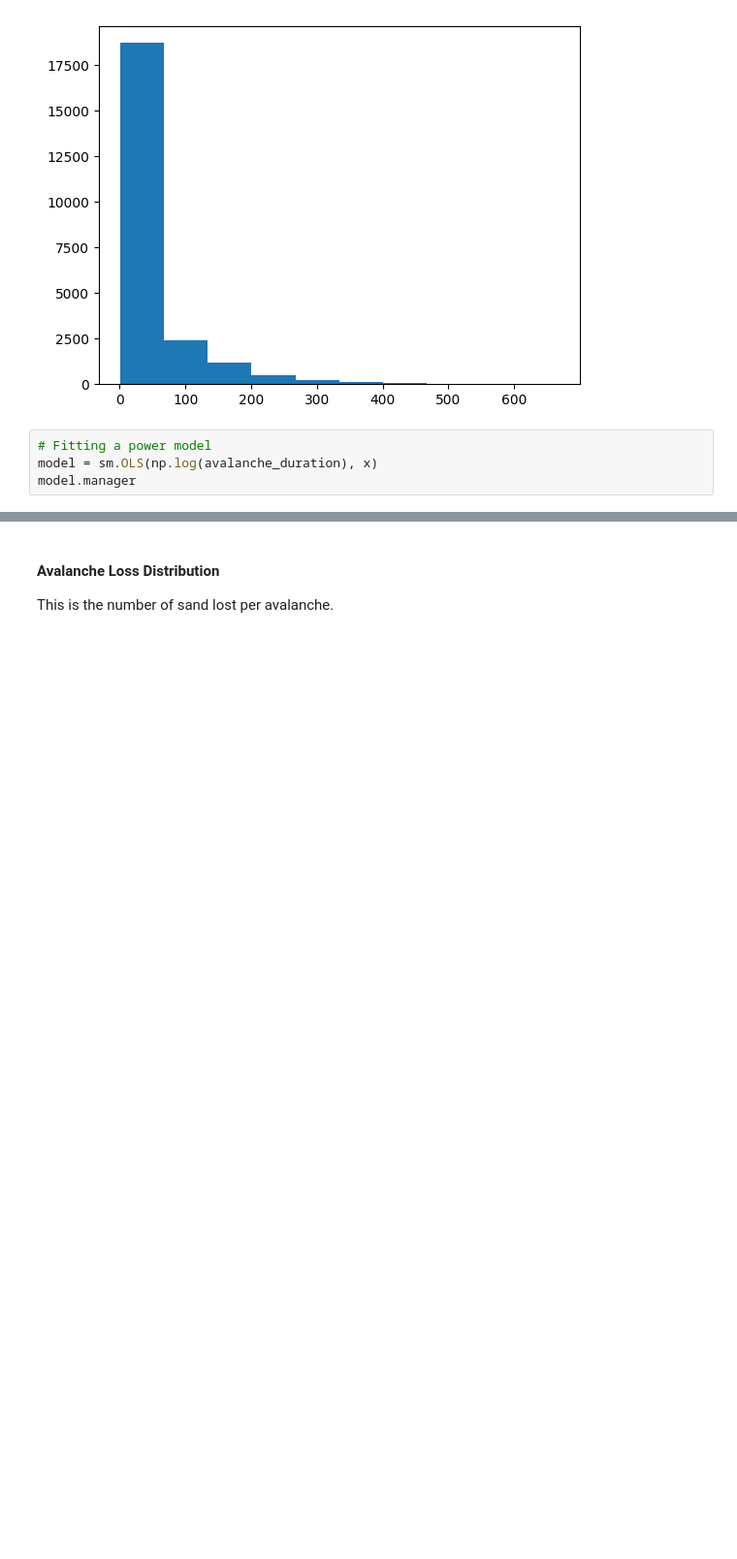
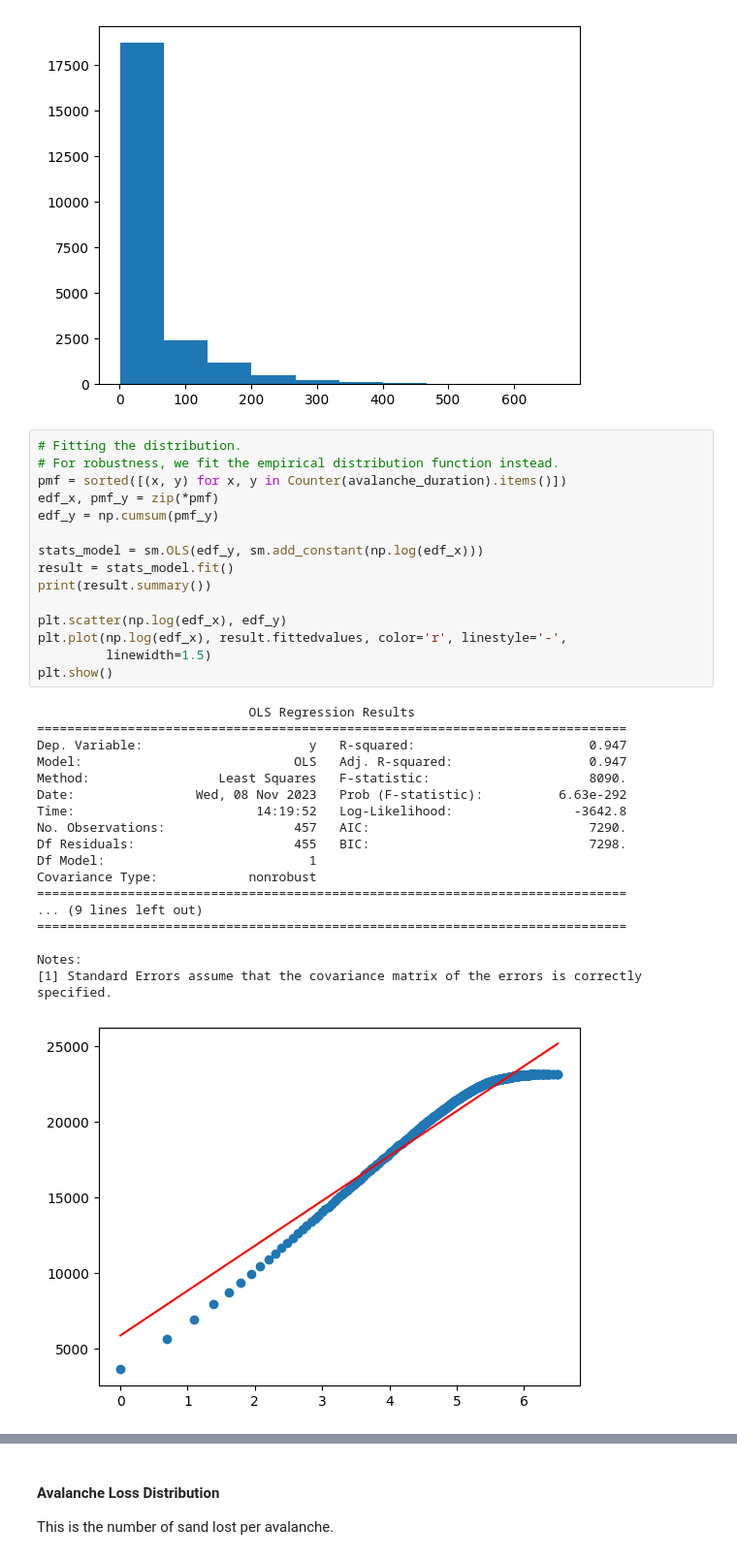
Before and after one commit to davidc789/sow, a Jupyter notebook: explore.ipynb, the cells around one changed output, grey strips where cells are left out. Shown: that part at 97% size. Cells and saved outputs as stored; diff of their text form; blank space fills up the shorter version.

```diff
--- a/explore.ipynb
+++ b/explore.ipynb
@@ -140,6 +148,36 @@ plt.show()
 # %% [output]
 [figure]
 # %%
-# Fitting a power model
-model = sm.OLS(np.log(avalanche_duration), x)
-model.manager
+# Fitting the distribution.
+# For robustness, we fit the empirical distribution function instead.
+pmf = sorted([(x, y) for x, y in Counter(avalanche_duration).items()])
+edf_x, pmf_y = zip(*pmf)
+edf_y = np.cumsum(pmf_y)
+
+stats_model = sm.OLS(edf_y, sm.add_constant(np.log(edf_x)))
+result = stats_model.fit()
+print(result.summary())
+
+plt.scatter(np.log(edf_x), edf_y)
+plt.plot(np.log(edf_x), result.fittedvalues, color='r', linestyle='-',
+         linewidth=1.5)
+plt.show()
+# %% [output]
+                            OLS Regression Results
+==============================================================================
+Dep. Variable:                      y   R-squared:                       0.947
+Model:                            OLS   Adj. R-squared:                  0.947
+Method:                 Least Squares   F-statistic:                     8090.
+Date:                Wed, 08 Nov 2023   Prob (F-statistic):          6.63e-292
+Time:                        14:19:52   Log-Likelihood:                -3642.8
+No. Observations:                 457   AIC:                             7290.
+Df Residuals:                     455   BIC:                             7298.
+Df Model:                           1
+Covariance Type:            nonrobust
+==============================================================================
+... (9 lines left out)
+==============================================================================
+
+Notes:
+[1] Standard Errors assume that the covariance matrix of the errors is correctly specified.
+[figure, added]
```
Also changed, not shown: parts of 3 cells of this notebook, 1 other file.
